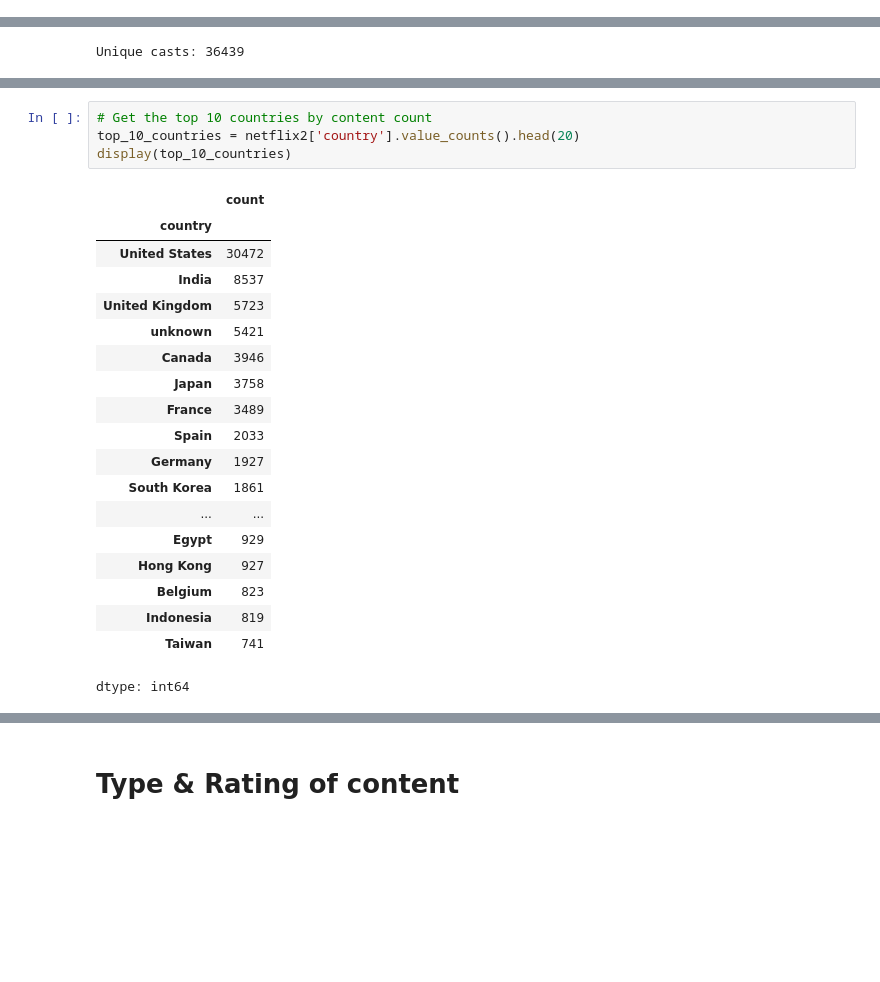
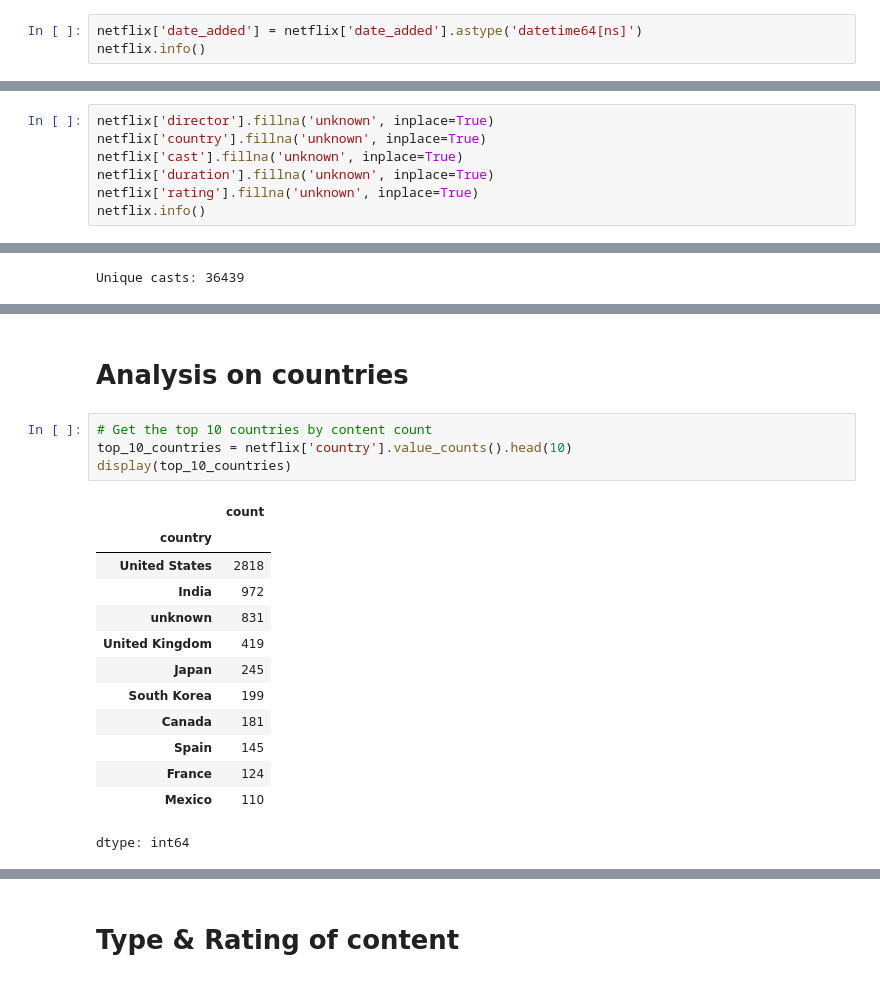
Before and after one commit to RichaGaharwar/Exploratory-Data-Analysis-Netflix-, a Jupyter notebook: Netflix_EDA.ipynb, the cells around one changed output, grey strips where cells are left out. Saved outputs shown, nothing was run; the diff lists cells and outputs as text; blank space fills up the shorter version.

```diff
--- a/Netflix_EDA.ipynb
+++ b/Netflix_EDA.ipynb
@@ -134,0 +232,3 @@ netflix.head()
+# %%
+netflix['date_added'] = netflix['date_added'].astype('datetime64[ns]')
+netflix.info()
@@ -134,0 +259,7 @@ netflix.head()
+# %%
+netflix['director'].fillna('unknown', inplace=True)
+netflix['country'].fillna('unknown', inplace=True)
+netflix['cast'].fillna('unknown', inplace=True)
+netflix['duration'].fillna('unknown', inplace=True)
+netflix['rating'].fillna('unknown', inplace=True)
+netflix.info()
@@ -460,24 +623,20 @@ dtype: int64
+# %% [markdown]
+# **Analysis on countries**
 # %%
 # Get the top 10 countries by content count
-top_10_countries = netflix2['country'].value_counts().head(20)
+top_10_countries = netflix['country'].value_counts().head(10)
 display(top_10_countries)
 # %% [output]
 |  | count |
 | country |  |
-| United States | 30472 |
-| India | 8537 |
-| United Kingdom | 5723 |
-| unknown | 5421 |
-| Canada | 3946 |
-| Japan | 3758 |
-| France | 3489 |
-| Spain | 2033 |
-| Germany | 1927 |
-| South Korea | 1861 |
-| ... | ... |
-| Egypt | 929 |
-| Hong Kong | 927 |
-| Belgium | 823 |
-| Indonesia | 819 |
-| Taiwan | 741 |
+| United States | 2818 |
+| India | 972 |
+| unknown | 831 |
+| United Kingdom | 419 |
+| Japan | 245 |
+| South Korea | 199 |
+| Canada | 181 |
+| Spain | 145 |
+| France | 124 |
+| Mexico | 110 |
 dtype: int64
```
Also changed, not shown: parts of 74 cells of this notebook.
